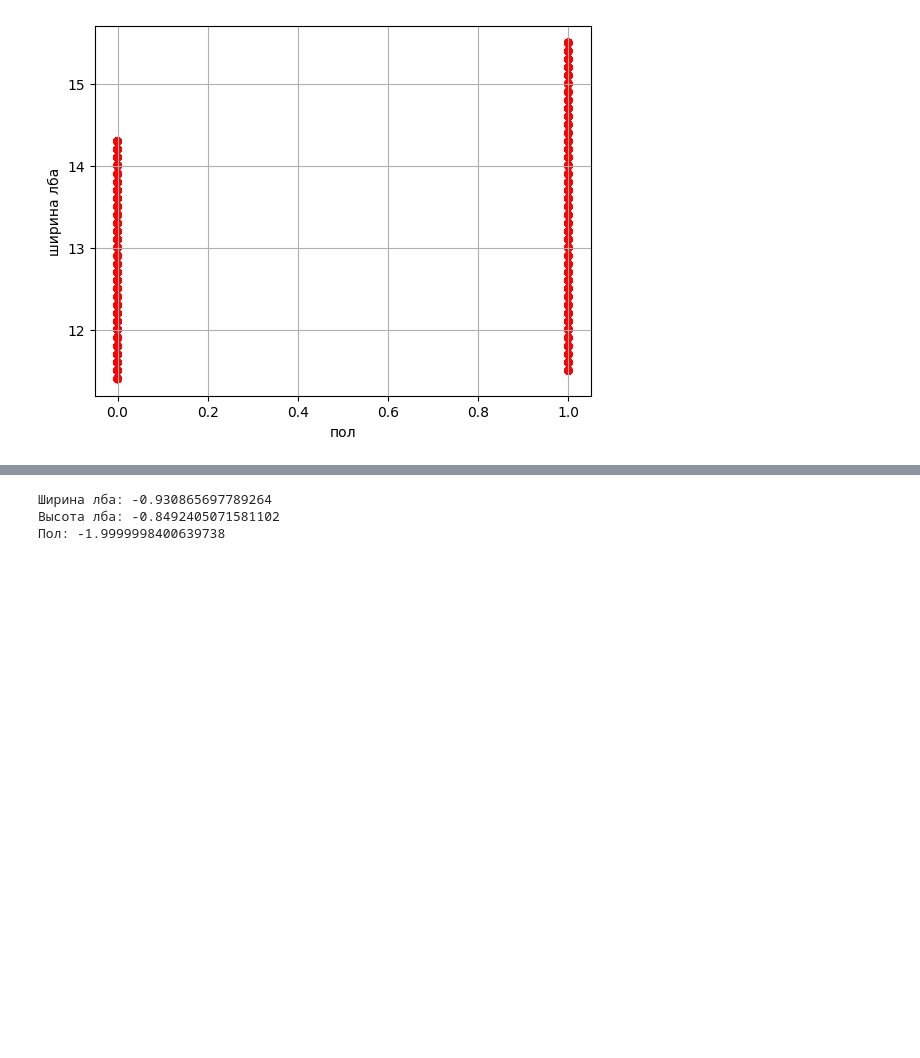
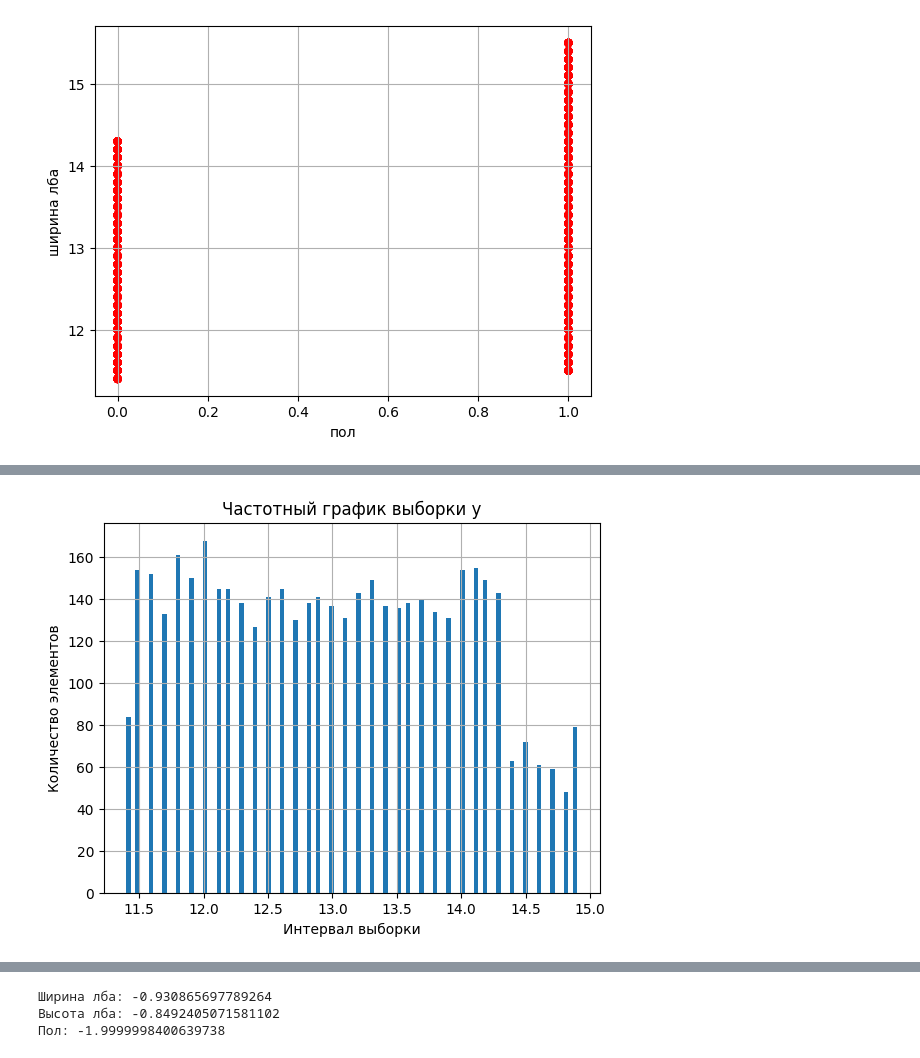
Before and after one commit to dsvishchev/education, a Jupyter notebook: descriptive_statistics.ipynb, the cells around one changed output, grey strips where cells are left out. Drawn from its saved outputs; the diff is of its cells as text; code cells hidden in the pictures; blank space fills up the shorter version.

```diff
--- a/descriptive_statistics.ipynb
+++ b/descriptive_statistics.ipynb
@@ -255,0 +357,9 @@ plt.show()
+# %%
+plt.hist(df.loc[df['forehead_width_cm'] < 15, 'forehead_width_cm'], 100)
+plt.xlabel('Интервал выборки')
+plt.ylabel('оличество элементов')
+plt.title('Частотный график выборки y')
+plt.grid(True)
+plt.show()
+# %% [output]
+[figure, added]
```
Also changed, not shown: parts of 32 cells of this notebook.
